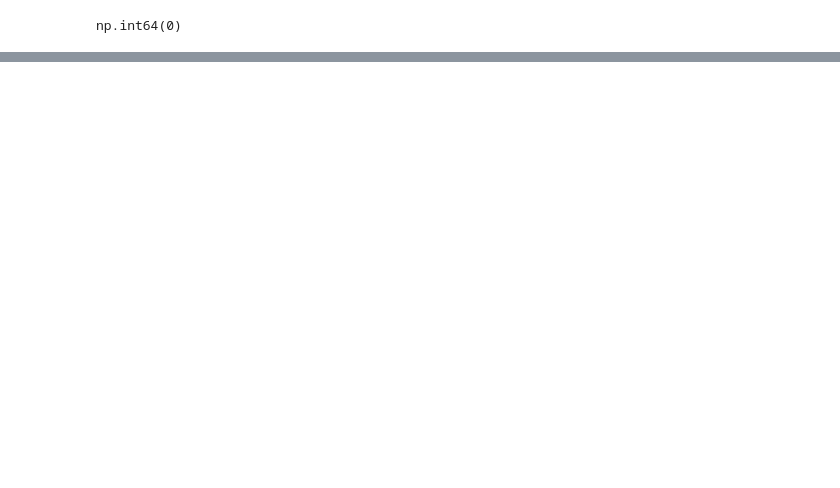
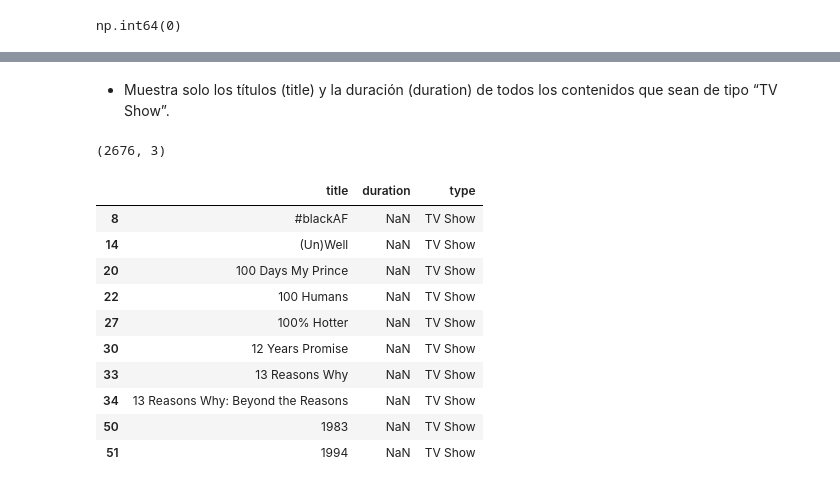
Before and after one commit to Gonzalo8julian/PANDAS_NETFLIX, a Jupyter notebook: DATOS/laboratorio-modulo2-leccion02-eda-union.ipynb, the cells around one changed output, grey strips where cells are left out. Drawn from its saved outputs; the diff is of its cells as text; code cells hidden in the pictures; blank space fills up the shorter version.

```diff
--- a/DATOS/laboratorio-modulo2-leccion02-eda-union.ipynb
+++ b/DATOS/laboratorio-modulo2-leccion02-eda-union.ipynb
@@ -621,0 +771,20 @@ np.int64(0)
+# %% [markdown]
+ - Muestra solo los títulos (title) y la duración (duration) de todos los contenidos que sean de tipo “TV Show”.
+# %%
+tv_show = df_union[df_union["type"] == "TV Show"][["title", "duration", "type"]]
+
+print(tv_show.shape)
+pd.DataFrame(tv_show).head(10)
+# %% [output]
+(2676, 3)
+|  | title | duration | type |
+| 8 | #blackAF | NaN | TV Show |
+| 14 | (Un)Well | NaN | TV Show |
+| 20 | 100 Days My Prince | NaN | TV Show |
+| 22 | 100 Humans | NaN | TV Show |
+| 27 | 100% Hotter | NaN | TV Show |
+| 30 | 12 Years Promise | NaN | TV Show |
+| 33 | 13 Reasons Why | NaN | TV Show |
+| 34 | 13 Reasons Why: Beyond the Reasons | NaN | TV Show |
+| 50 | 1983 | NaN | TV Show |
+| 51 | 1994 | NaN | TV Show |
```
Also changed, not shown: parts of 40 cells of this notebook, 1 other file.
